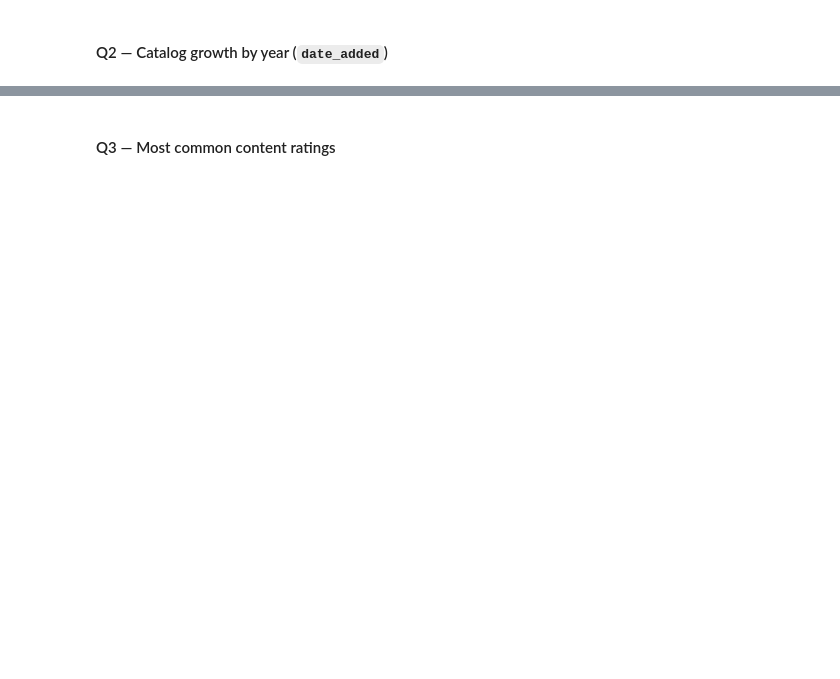
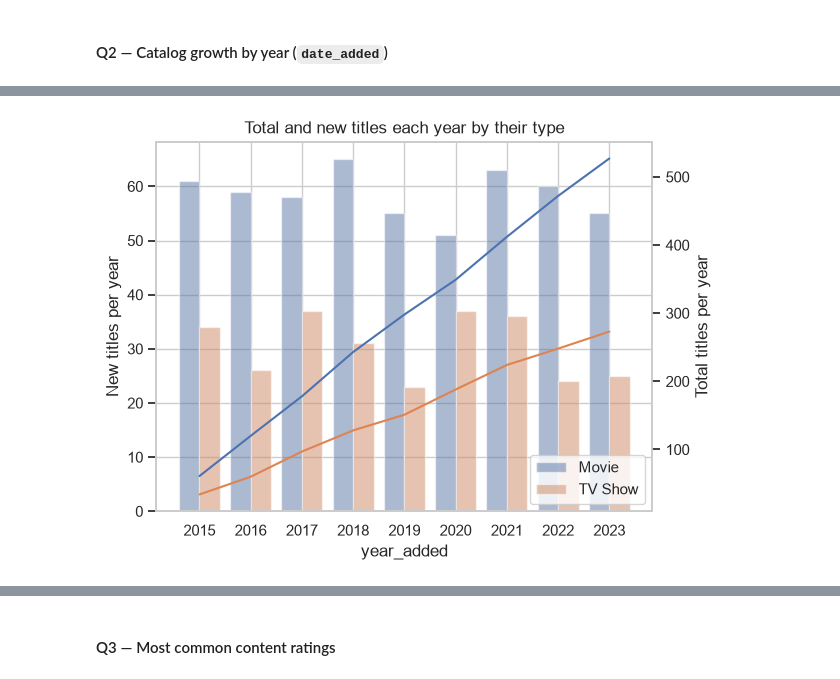
Before and after one commit to sysakm/movie_analytics_da_2026, a Jupyter notebook: starter_notebook.ipynb, the cells around one changed output, grey strips where cells are left out. Cells and saved outputs as stored; diff of their text form; code cells hidden in the pictures; blank space fills up the shorter version.

```diff
--- a/starter_notebook.ipynb
+++ b/starter_notebook.ipynb
@@ -1225,0 +1238,29 @@ Answer each question with code + chart + a written finding.
+# %%
+# Your code here
+# Your code here
+cur_df = titles.copy()
+cur_df['year_added'] = cur_df['date_added'].dt.year
+cur_df = cur_df.groupby(['type', 'year_added'], as_index=False).agg(n_new_titles=('title_id', 'nunique'))
+cur_df['n_total_titles'] = cur_df.sort_values('year_added').groupby('type')['n_new_titles'].cumsum()
+
+sns.barplot(cur_df, x='year_added', y='n_new_titles', hue='type', alpha=0.5)
+plt.legend(loc='lower right')
+plt.grid(True)
+plt.ylabel('New titles per year')
+
+ax = plt.twinx()
+for type_, gr in cur_df.groupby('type'):
+    ax.plot(gr['year_added'].astype(str), gr['n_total_titles'])
+plt.grid(False)
+plt.ylabel('Total titles per year')
+
+plt.title('Total and new titles each year by their type')
+plt.savefig(
+    "pictures/q2.png",
+    dpi=300,
+    bbox_inches="tight",
+    transparent=False
+)
+plt.show()
+# %% [output]
+[figure, added]
```
Also changed, not shown: parts of 54 cells of this notebook, 7 other files.
